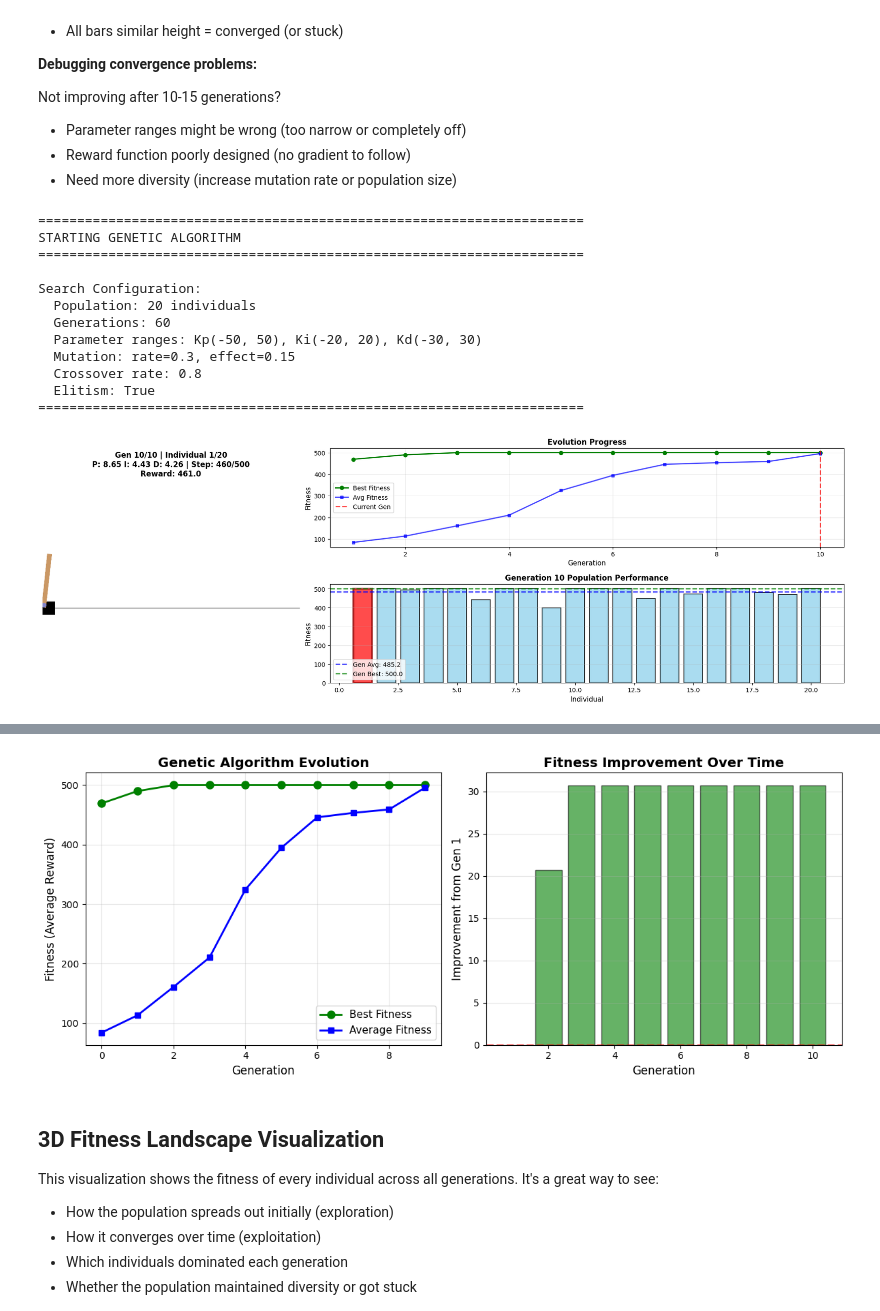
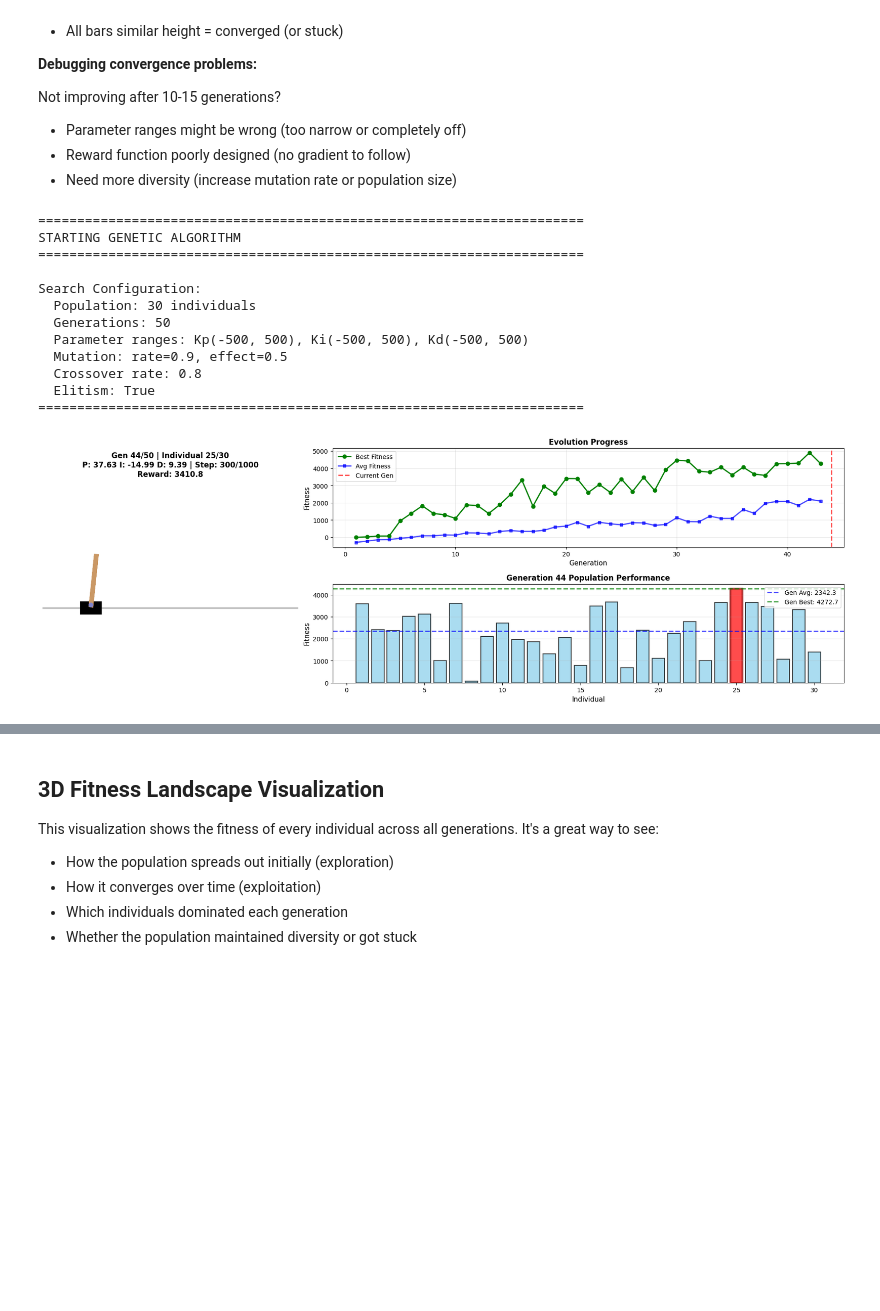
Before and after one commit to crumboe/Genetic-Learning-Lab, a Jupyter notebook: Genetic_Learning_Lab_collab.ipynb, the cells around one changed output, grey strips where cells are left out. Saved outputs shown, nothing was run; the diff lists cells and outputs as text; code cells hidden in the pictures; blank space fills up the shorter version.

```diff
--- a/Genetic_Learning_Lab_collab.ipynb
+++ b/Genetic_Learning_Lab_collab.ipynb
@@ -795,34 +723,7 @@ from IPython.display import clear_output, display
 import matplotlib.pyplot as plt # Ensure matplotlib is imported for plotting
 
 
-# PID Controller class
-class PIDController:
-    def __init__(self, kp, ki, kd):
-        self.kp = kp  # Proportional gain
-        self.ki = ki  # Integral gain
-        self.kd = kd  # Derivative gain
-        self.integral = 0
-        self.prev_error = 0
-        self.integral_limit = INTEGRAL_LIMIT  # Use hyperparameter
-
-    def reset(self):
-        self.integral = 0
-        self.prev_error = 0
-
-    def compute(self, error, dt=None):
-        if dt is None:
-            dt = PID_TIMESTEP  # Use hyperparameter
-
-        self.integral += error * dt
-        # Anti-windup: clamp integral term
-        self.integral = np.clip(self.integral, -self.integral_limit, self.integral_limit)
-
-        derivative = (error - self.prev_error) / dt
-        output = self.kp * error + self.ki * self.integral + self.kd * derivative
-
-        self.prev_error = error
-        return output
-
+from PID_controller import PIDController
 
 
 # Global variables to hold figure, axes, and image plot for continuous updates
@@ -854,12 +755,13 @@ def _init_plot_for_eval():
 
 # Evaluate a PID controller on CartPole
 def evaluate_pid(kp, ki, kd, episodes=None, max_steps=None, render=False,
-                 ga_instance=None, current_gen=None, current_individual=None):
+                 ga_instance=None, current_gen=None, current_individual=None,step_size= None):
     if episodes is None:
         episodes = EPISODES_PER_EVAL
     if max_steps is None:
         max_steps = MAX_STEPS_PER_EPISODE
-
+    if step_size==None:
+        step_size= RENDER_EVERY_N_STEPS
     if render:
         fig, axs, display_handle = _init_plot_for_eval()
         ax_cart = axs['cart']
@@ -873,17 +775,18 @@ def evaluate_pid(kp, ki, kd, episodes=None, max_steps=None, render=False,
         episode_reward = 0
 
         for step in range(max_steps):
-            # Error is the pole angle (state[2])
-            error = state[2]
+
+
+            error = state[2]  # Just use theta for other reward types
             # PID output is now directly used as continuous force
             force = pid.compute(error)
-
+            # print(force)
             # Apply the continuous force directly
             state, reward, terminated, truncated, _ = env.step(force)
             episode_reward += reward
 
             # Render with evolution tracking
-            if render and ga_instance and step % RENDER_EVERY_N_STEPS == 0:
+            if render and ga_instance and step % step_size == 0:
                 frame = env.render()
 
                 # Clear existing axes content before redrawing
@@ -1269,7 +1036,7 @@ print("STARTING GENETIC ALGORITHM")
 print("="*70)
 
 # Create GA instance using hyperparameters
-ga = GeneticAlgorithm()
+ga = GeneticAlgorithm(evaluate_pid=evaluate_pid)
 
 print(f"\nSearch Configuration:")
 print(f"  Population: {ga.population_size} individuals")
@@ -1292,35 +1059,35 @@ print(f"Best Fitness (Average Reward): {best_fitness:.2f}")
 plt.figure(figsize=(12, 5))
 plt.subplot(1, 2, 1)
 plt.plot(ga.best_fitness_history, 'g-o', linewidth=2, markersize=8, label='Best Fitness')
 plt.plot(ga.avg_fitness_history, 'b-s', linewidth=2, markersize=6, label='Average Fitness')
 plt.xlabel('Generation', fontsize=12)
 plt.ylabel('Fitness (Average Reward)', fontsize=12)
 plt.title('Genetic Algorithm Evolution', fontsize=14, fontweight='bold')
 plt.legend(fontsize=11)
 plt.grid(True, alpha=0.3)
 
 plt.subplot(1, 2, 2)
 improvement = np.array(ga.best_fitness_history) - ga.best_fitness_history[0]
 plt.bar(range(1, len(improvement)+1), improvement, color='green', alpha=0.6, edgecolor='black')
 plt.axhline(y=0, color='red', linestyle='--', linewidth=2)
 plt.xlabel('Generation', fontsize=12)
 plt.ylabel('Improvement from Gen 1', fontsize=12)
 plt.title('Fitness Improvement Over Time', fontsize=14, fontweight='bold')
 plt.grid(True, alpha=0.3, axis='y')
 
 plt.tight_layout()
 plt.show()
 # %% [output]
 ======================================================================
 STARTING GENETIC ALGORITHM
 ======================================================================
 
 Search Configuration:
-  Population: 20 individuals
-  Generations: 60
-  Parameter ranges: Kp(-50, 50), Ki(-20, 20), Kd(-30, 30)
-  Mutation: rate=0.3, effect=0.15
+  Population: 30 individuals
+  Generations: 50
+  Parameter ranges: Kp(-500, 500), Ki(-500, 500), Kd(-500, 500)
+  Mutation: rate=0.9, effect=0.5
   Crossover rate: 0.8
   Elitism: True
 ======================================================================
-[figure, old version]
+[figure, new version]
@@ -1344,4 +1111,3 @@ Best Fitness (Average Reward): 500.00
-[figure, removed]
 # %% [markdown]
 ## 3D Fitness Landscape Visualization
 
```
Also changed, not shown: parts of 13 cells of this notebook, 4 other files.
